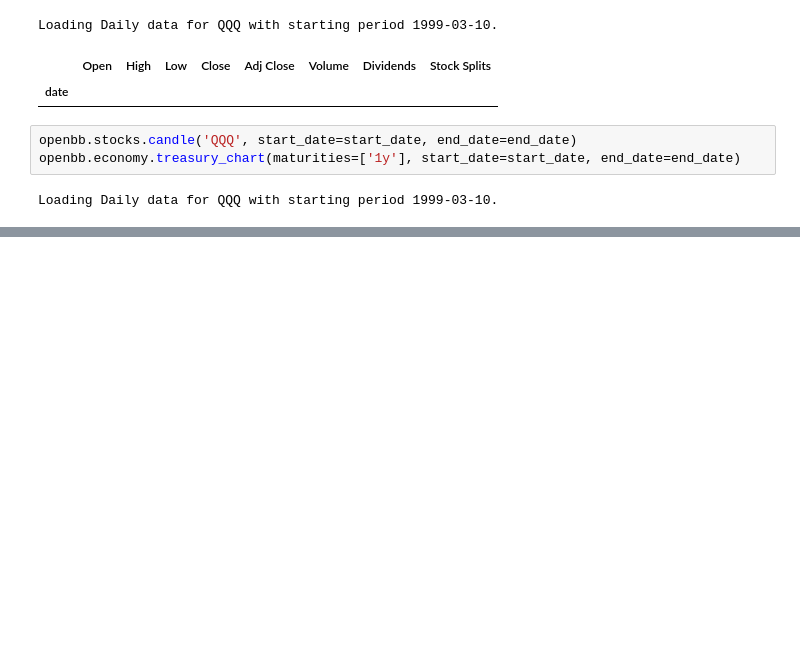
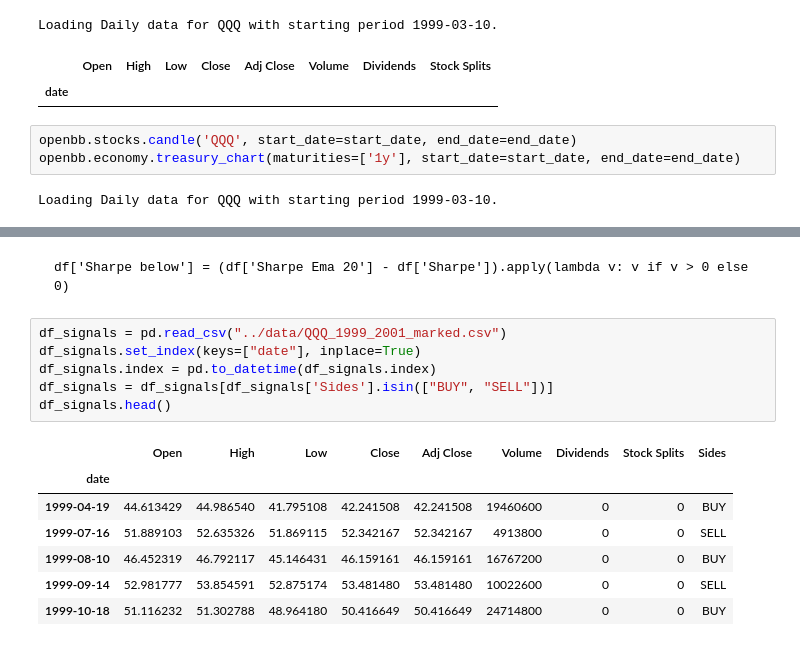
Before and after one commit to victortangggg/trading, a Jupyter notebook: research/TQQQ.ipynb, the cells around one changed output, grey strips where cells are left out. Cells and saved outputs as stored; diff of their text form; blank space fills up the shorter version.

````diff
--- a/research/TQQQ.ipynb
+++ b/research/TQQQ.ipynb
@@ -90,0 +77,18 @@ df['Sharpe below'] = (df['Sharpe Ema 20'] - df['Sharpe']).apply(lambda v: v if v
+# %% [markdown]
+```
+df['Sharpe below'] = (df['Sharpe Ema 20'] - df['Sharpe']).apply(lambda v: v if v > 0 else 0)
+```
+# %%
+df_signals = pd.read_csv("../data/QQQ_1999_2001_marked.csv")
+df_signals.set_index(keys=["date"], inplace=True)
+df_signals.index = pd.to_datetime(df_signals.index)
+df_signals = df_signals[df_signals['Sides'].isin(["BUY", "SELL"])]
+df_signals.head()
+# %% [output]
+|  | Open | High | Low | Close | Adj Close | Volume | Dividends | Stock Splits | Sides |
+| date |  |  |  |  |  |  |  |  |  |
+| 1999-04-19 | 44.613429 | 44.986540 | 41.795108 | 42.241508 | 42.241508 | 19460600 | 0 | 0 | BUY |
+| 1999-07-16 | 51.889103 | 52.635326 | 51.869115 | 52.342167 | 52.342167 | 4913800 | 0 | 0 | SELL |
+| 1999-08-10 | 46.452319 | 46.792117 | 45.146431 | 46.159161 | 46.159161 | 16767200 | 0 | 0 | BUY |
+| 1999-09-14 | 52.981777 | 53.854591 | 52.875174 | 53.481480 | 53.481480 | 10022600 | 0 | 0 | SELL |
+| 1999-10-18 | 51.116232 | 51.302788 | 48.964180 | 50.416649 | 50.416649 | 24714800 | 0 | 0 | BUY |
````
Also changed, not shown: parts of 11 cells of this notebook, 5 other files.
